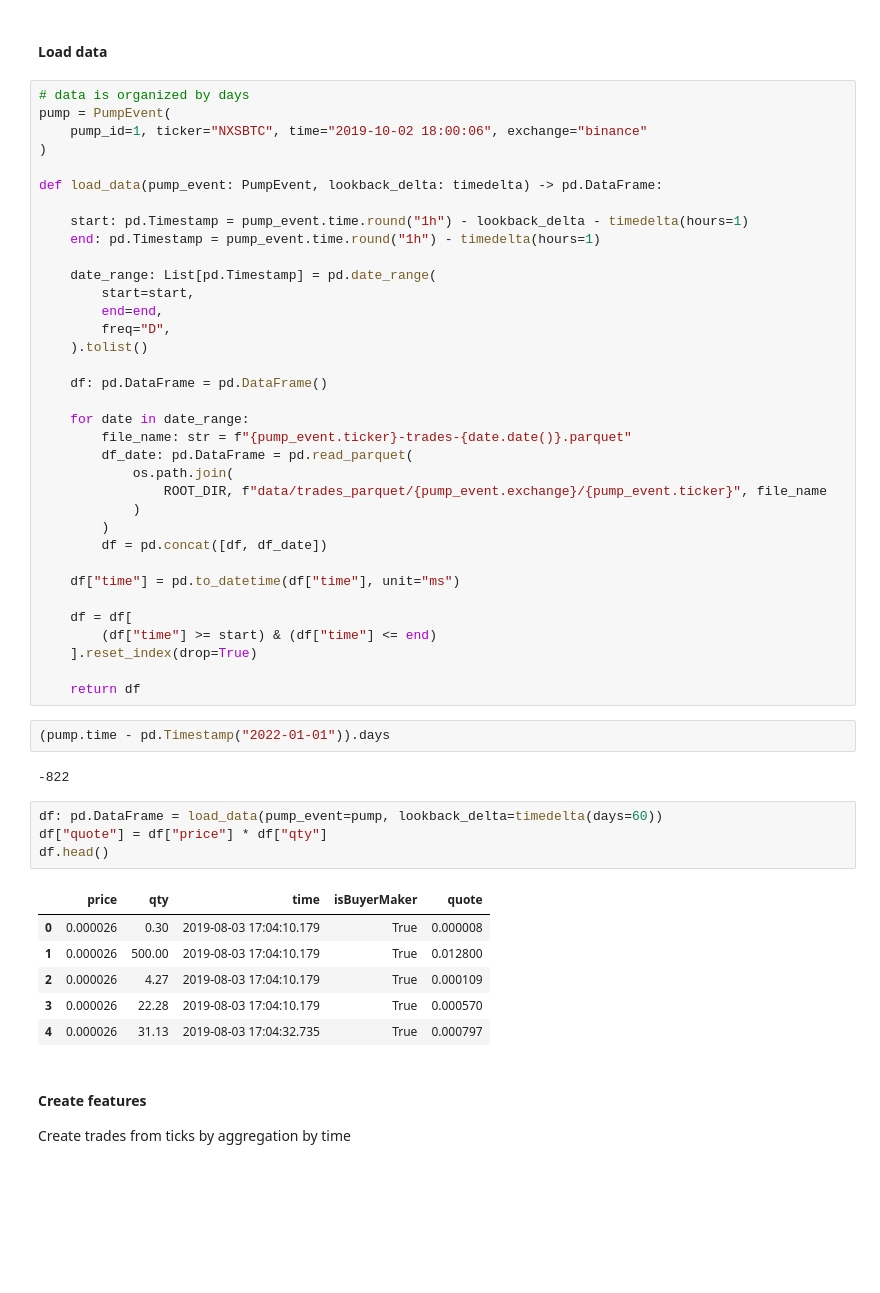
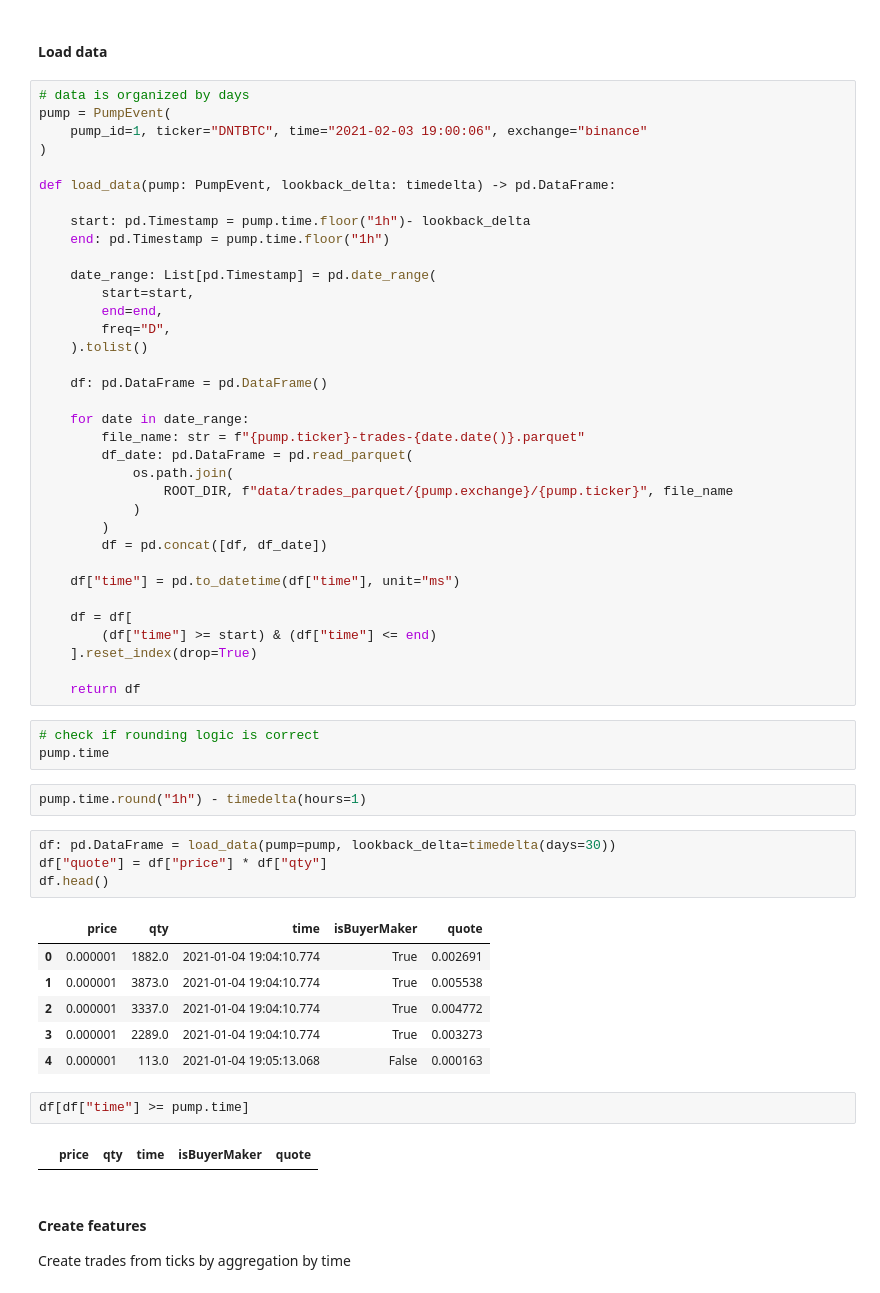
Before and after one commit to B0R0koko/pumps_and_dumps, a Jupyter notebook: misc/features.ipynb, the cells around one changed output. Saved outputs shown, nothing was run; the diff lists cells and outputs as text; blank space fills up the shorter version.

```diff
--- a/misc/features.ipynb
+++ b/misc/features.ipynb
@@ -33,13 +33,13 @@ class PumpEvent:
 # %%
 # data is organized by days
 pump = PumpEvent(
-    pump_id=1, ticker="NXSBTC", time="2019-10-02 18:00:06", exchange="binance"
+    pump_id=1, ticker="DNTBTC", time="2021-02-03 19:00:06", exchange="binance"
 )
 
-def load_data(pump_event: PumpEvent, lookback_delta: timedelta) -> pd.DataFrame:
+def load_data(pump: PumpEvent, lookback_delta: timedelta) -> pd.DataFrame:
 
-    start: pd.Timestamp = pump_event.time.round("1h") - lookback_delta - timedelta(hours=1)
-    end: pd.Timestamp = pump_event.time.round("1h") - timedelta(hours=1)
+    start: pd.Timestamp = pump.time.floor("1h")- lookback_delta
+    end: pd.Timestamp = pump.time.floor("1h")
 
     date_range: List[pd.Timestamp] = pd.date_range(
         start=start,
@@ -50,10 +50,10 @@ def load_data(pump_event: PumpEvent, lookback_delta: timedelta) -> pd.DataFrame:
     df: pd.DataFrame = pd.DataFrame()
 
     for date in date_range:
-        file_name: str = f"{pump_event.ticker}-trades-{date.date()}.parquet"
+        file_name: str = f"{pump.ticker}-trades-{date.date()}.parquet"
         df_date: pd.DataFrame = pd.read_parquet(
             os.path.join(
-                ROOT_DIR, f"data/trades_parquet/{pump_event.exchange}/{pump_event.ticker}", file_name
+                ROOT_DIR, f"data/trades_parquet/{pump.exchange}/{pump.ticker}", file_name
             )
         )
         df = pd.concat([df, df_date])
@@ -65,21 +65,26 @@ def load_data(pump_event: PumpEvent, lookback_delta: timedelta) -> pd.DataFrame:
     ].reset_index(drop=True)
 
     return df
-# %%
-(pump.time - pd.Timestamp("2022-01-01")).days
-# %% [output]
--822
+# %%
+# check if rounding logic is correct
+pump.time
+# %%
+pump.time.round("1h") - timedelta(hours=1)
 # %%
-df: pd.DataFrame = load_data(pump_event=pump, lookback_delta=timedelta(days=60))
+df: pd.DataFrame = load_data(pump=pump, lookback_delta=timedelta(days=30))
 df["quote"] = df["price"] * df["qty"]
 df.head()
 # %% [output]
 |  | price | qty | time | isBuyerMaker | quote |
-| 0 | 0.000026 | 0.30 | 2019-08-03 17:04:10.179 | True | 0.000008 |
-| 1 | 0.000026 | 500.00 | 2019-08-03 17:04:10.179 | True | 0.012800 |
-| 2 | 0.000026 | 4.27 | 2019-08-03 17:04:10.179 | True | 0.000109 |
-| 3 | 0.000026 | 22.28 | 2019-08-03 17:04:10.179 | True | 0.000570 |
-| 4 | 0.000026 | 31.13 | 2019-08-03 17:04:32.735 | True | 0.000797 |
+| 0 | 0.000001 | 1882.0 | 2021-01-04 19:04:10.774 | True | 0.002691 |
+| 1 | 0.000001 | 3873.0 | 2021-01-04 19:04:10.774 | True | 0.005538 |
+| 2 | 0.000001 | 3337.0 | 2021-01-04 19:04:10.774 | True | 0.004772 |
+| 3 | 0.000001 | 2289.0 | 2021-01-04 19:04:10.774 | True | 0.003273 |
+| 4 | 0.000001 | 113.0 | 2021-01-04 19:05:13.068 | False | 0.000163 |
+# %%
+df[df["time"] >= pump.time]
+# %% [output]
+|  | price | qty | time | isBuyerMaker | quote |
 # %% [markdown]
 <h4>Create features</h4>
 
```
Also changed, not shown: parts of 32 cells of this notebook, 18 other files.
